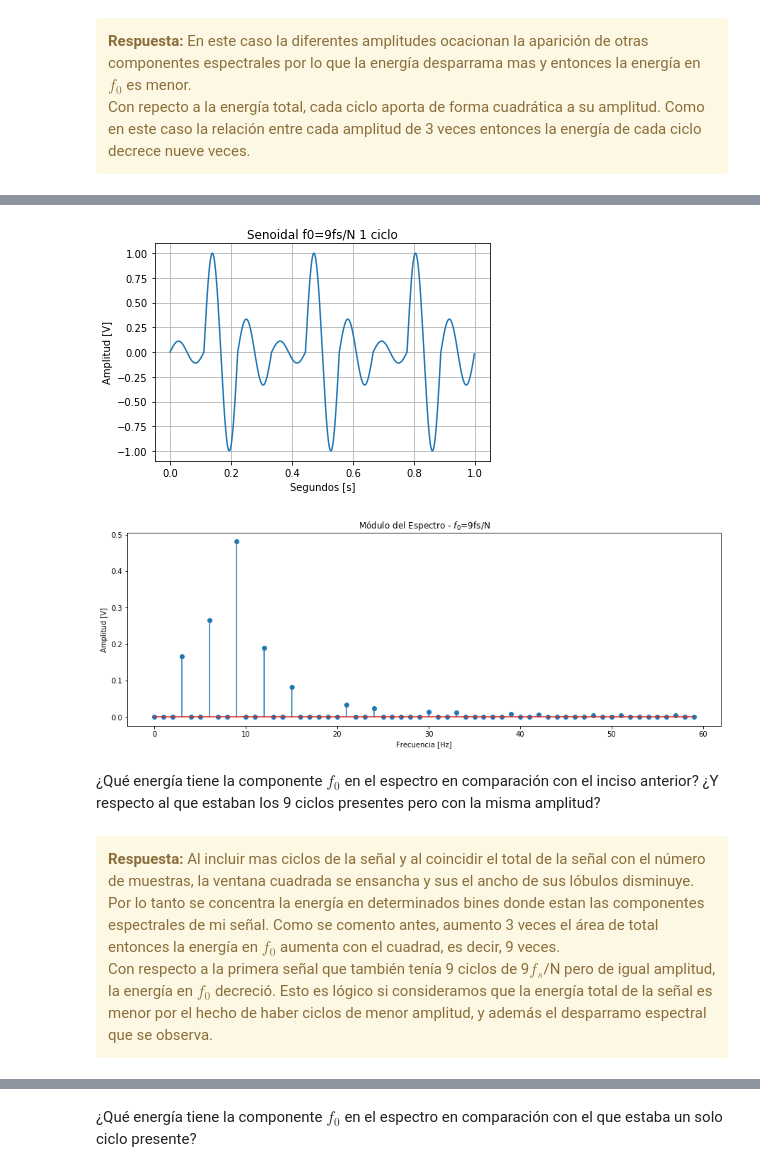
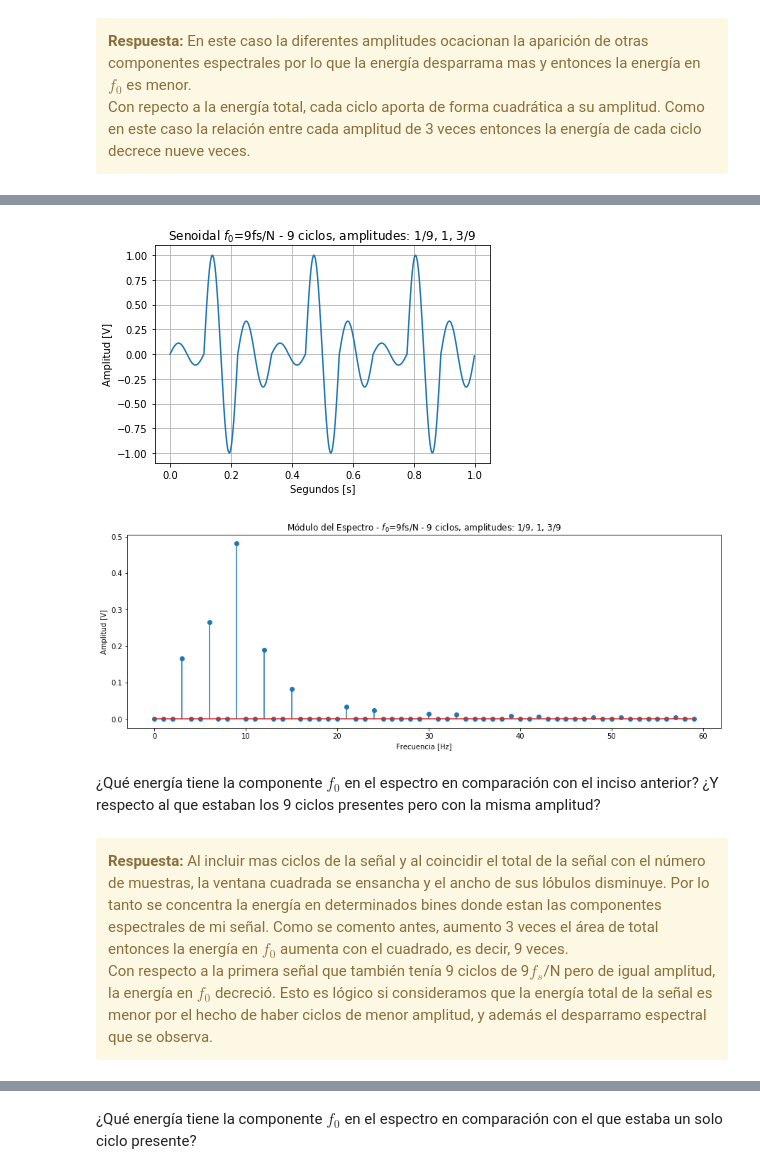
Before and after one commit to Sidorczuk/DSP, a Jupyter notebook: DSP-TP1-Sidorczuk-Nicolas.ipynb, the cells around one changed output, grey strips where cells are left out. Cells and saved outputs as stored; diff of their text form; code cells hidden in the pictures.

```diff
--- a/DSP-TP1-Sidorczuk-Nicolas.ipynb
+++ b/DSP-TP1-Sidorczuk-Nicolas.ipynb
@@ -40,6 +40,9 @@ import matplotlib.pyplot as plt
 
 # Insertar aquí el código para inicializar tu notebook
 ########################################################
+from math import log10, floor
+def round_sig(x, sig=2):
+    return round(x, sig-int(floor(log10(abs(x))))-1)
 # %%
 # NO modifiques este bloque
 ############################
@@ -1022,11 +1025,11 @@ s = np.vstack((s,s3))
 sp = np.vstack((s,s))
 sp = np.vstack((sp,s))
 #sp = np.vstack((sp,Z))
-PrintArb(time,sp,'Segundos [s]','Amplitud [V]','Senoidal f0=9fs/N 1 ciclo')
+PrintArb(time,sp,'Segundos [s]','Amplitud [V]','Senoidal $f_0$=9fs/N - 9 ciclos, amplitudes: 1/9, 1, 3/9')
 
 espectro,freq = Analizador_de_Espectro(sp,N,Ts)
 espectro = cleanS(espectro,N)
-PrintModule(freq,espectro,0,60,15,5,'$f_0$=9fs/N') #f,H(f),start,stop,Xsize,Ysize,label,Type
+PrintModule(freq,espectro,0,60,15,5,'$f_0$=9fs/N - 9 ciclos, amplitudes: 1/9, 1, 3/9') #f,H(f),start,stop,Xsize,Ysize,label,Type
 #PrintPhase(freq,espectro,0,60,15,5,'$f_0$=9fs/N')
 X[0] = Energiaf(espectro,N)
 X[1] = ( (np.abs((espectro.reshape(N,1))[f0_i]))*(2/N) )**2
@@ -1036,9 +1039,9 @@ X[2] = ArgMax(freq,espectro,N)
 tus_resultados = [ ['$\sum_{f=0}^{f_S/2} \lvert X(f) \rvert ^2$', '$ \lvert X(f_0) \rvert ^2 $', '$ \mathop{arg\ max}_f \{\lvert X(f) \rvert ^2\} $'],
                    ['',                                     '',                           '$f \in [0:f_S/2]$'],
                   ['', '', ''],
-                  ['(1/9+1/81+1/729)*3 = '+str(1/3+1/27+1/243), 'E < 1/9+1/81+1/729', '$f_0$='+str(f0)], # <-- completar acá
+                  ['(1/9+1/81+1/729)*3 = '+str(round_sig(1/3+1/27+1/243,4)), 'E < (1/9+1/81+1/729)*3', '$f_0$='+str(f0)], # <-- completar acá
                   ['', '', ''],
-                  [str(X[0]), X[1], X[2]]  # <-- completar acá
+                  [str(round_sig(X[0],4)), str(round_sig(X[1],4)), str(round_sig(X[2],4))]  # <-- completar acá
                  ]
 df = DataFrame(tus_resultados, columns=['Energía total', 'Energía en $f_0$', 'Máximo de Energía'],
                index=['$f_0$ \ expr. matemática',
@@ -1059,10 +1062,10 @@ HTML(df.to_html())
-[figure, old version]
+[figure, new version]
-[figure, old version]
+[figure, new version]
 # %% [markdown]
 ¿Qué energía tiene la componente $f_0$ en el espectro en comparación con el inciso anterior? ¿Y respecto al que estaban los 9 ciclos presentes pero con la misma amplitud?
 # %% [markdown]
 <div class="alert alert-block alert-warning">
-<b>Respuesta:</b> Al incluir mas ciclos de la señal y al coincidir el total de la señal con el número de muestras, la ventana cuadrada se ensancha y sus el ancho de sus lóbulos disminuye. Por lo tanto se concentra la energía en determinados bines donde estan las componentes espectrales de mi señal. Como se comento antes, aumento 3 veces el área de total entonces la energía en $f_0$ aumenta con el cuadrad, es decir, 9 veces.<br/>Con respecto a la primera señal que también tenía 9 ciclos de 9$f_s$/N pero de igual amplitud, la energía en $f_0$ decreció. Esto es lógico si consideramos que la energía total de la señal es menor por el hecho de haber ciclos de menor amplitud, y además el desparramo espectral que se observa.
+<b>Respuesta:</b> Al incluir mas ciclos de la señal y al coincidir el total de la señal con el número de muestras, la ventana cuadrada se ensancha y el ancho de sus lóbulos disminuye. Por lo tanto se concentra la energía en determinados bines donde estan las componentes espectrales de mi señal. Como se comento antes, aumento 3 veces el área de total entonces la energía en $f_0$ aumenta con el cuadrado, es decir, 9 veces.<br/>Con respecto a la primera señal que también tenía 9 ciclos de 9$f_s$/N pero de igual amplitud, la energía en $f_0$ decreció. Esto es lógico si consideramos que la energía total de la señal es menor por el hecho de haber ciclos de menor amplitud, y además el desparramo espectral que se observa.
 </div>
 # %% [markdown]
 <table width="80%" cellpadding="7" cellspacing="0">
```
Also changed, not shown: parts of 21 cells of this notebook.
